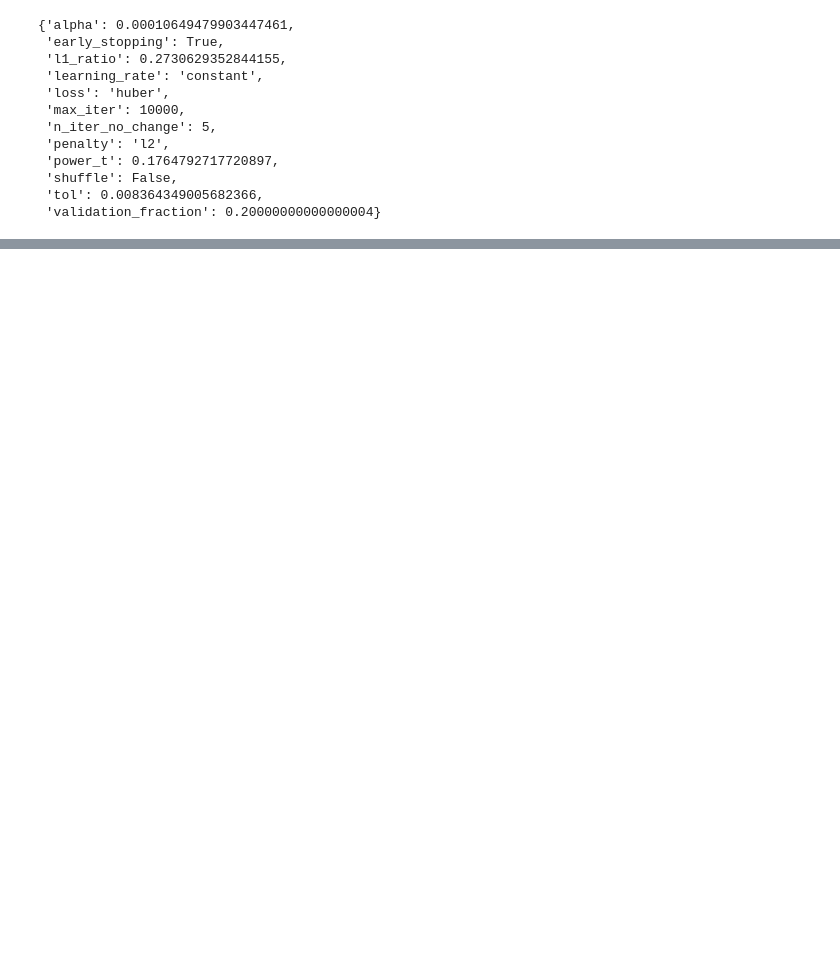
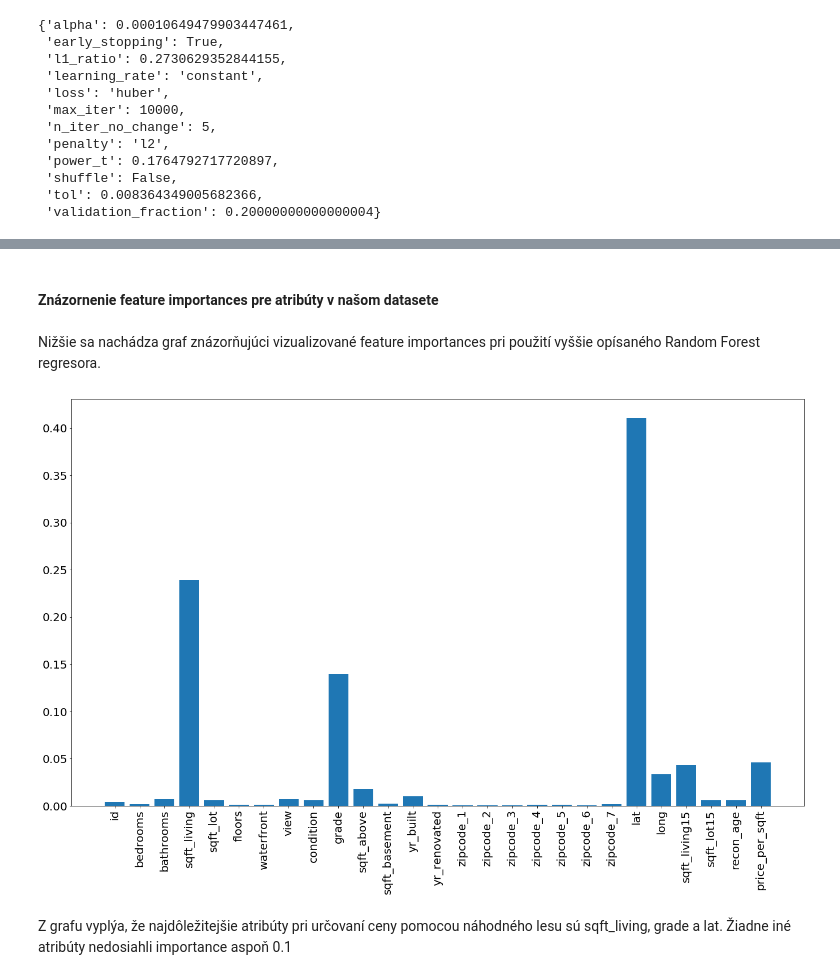
Before and after one commit to mirec3009/oznal_project, a Jupyter notebook: notebooks/Experimentovanie_a_vyhodnotenie.ipynb, the cells around one changed output, grey strips where cells are left out. Cells and saved outputs as stored; diff of their text form; code cells hidden in the pictures; blank space fills up the shorter version.

```diff
--- a/notebooks/Experimentovanie_a_vyhodnotenie.ipynb
+++ b/notebooks/Experimentovanie_a_vyhodnotenie.ipynb
@@ -870,0 +974,30 @@ df_results2["params"][3]
+# %%
+reg_rf = RandomForestRegressor(max_depth=10, max_features=18, min_samples_leaf=1, min_samples_split=4, n_estimators=300, n_jobs=-1)
+reg_rf.fit(X_train, y_train)
+
+y_hat = reg_rf.predict(X_valid)
+y_hat_train = reg_rf.predict(X_train)
+
+mean_squared_error=metrics.mean_squared_error(inv_boxcox(y_valid, price_lambda),inv_boxcox(y_hat, price_lambda))
+rmlse = metrics.mean_squared_log_error(inv_boxcox(y_valid, price_lambda), inv_boxcox(y_hat, price_lambda))
+r2_train = reg_rf.score(X_train, y_train)
+r2_test = reg_rf.score(X_valid, y_valid)
+
+mse_train = metrics.mean_squared_error(inv_boxcox(y_train, price_lambda),inv_boxcox(y_hat_train, price_lambda))
+rmlse_train = metrics.mean_squared_log_error(inv_boxcox(y_train, price_lambda), inv_boxcox(y_hat_train, price_lambda))
+
+adj_r2_train = 1 - (((1 - r2_train) * (X_train.shape[0] - 1)) / (X_train.shape[0] - X_train.shape[1] - 1))
+adj_r2_test = 1 - (((1 - r2_test) * (X_valid.shape[0] - 1)) / (X_valid.shape[0] - X_valid.shape[1] - 1))
+
+print('Mean Squared Error train', f'{round(mse_train, 5):,}')
+print('Root Mean Squared Error train', f'{round(np.sqrt(mse_train),5):,}')
+print('Root Mean Squared Log Error train', f'{round(np.sqrt(rmlse_train),5):,}')
+print()
+print('Mean Squared Error', f'{round(mean_squared_error, 5):,}')
+print('Root Mean Squared Error', f'{round(np.sqrt(mean_squared_error),5):,}')
+print('Root Mean Squared Log Error', f'{round(np.sqrt(rmlse),5):,}')
+print('R squared training',round(r2_train,3))
+print('R squared testing',round(r2_test,3))
+print('Adjusted-R squared training', round(adj_r2_train,3))
+print('Adjusted-R squared testing', round(adj_r2_test,3))
+# print(reg_rf.feature_importances_)
@@ -870,0 +1059,17 @@ df_results2["params"][3]
+# %% [markdown]
+ #### Znázornenie feature importances pre atribúty v našom datasete
+# %% [markdown]
+Nižšie sa nachádza graf znázorňujúci vizualizované feature importances pri použití vyššie opísaného Random Forest regresora.
+# %%
+fig = plt.figure(figsize=(18,10))
+ax = fig.add_axes([0,0,1,1])
+attributes = list(X_train.columns)
+plt.xticks(rotation=90, fontsize=20)
+plt.yticks(fontsize=20)
+importances = reg_rf.feature_importances_
+ax.bar(attributes,importances)
+plt.show()
+# %% [output]
+[figure, added]
+# %% [markdown]
+Z grafu vyplýa, že najdôležitejšie atribúty pri určovaní ceny pomocou náhodného lesu sú sqft_living, grade a lat. Žiadne iné atribúty nedosiahli importance aspoň 0.1
```
Also changed, not shown: parts of 38 cells of this notebook, 3 other files.
